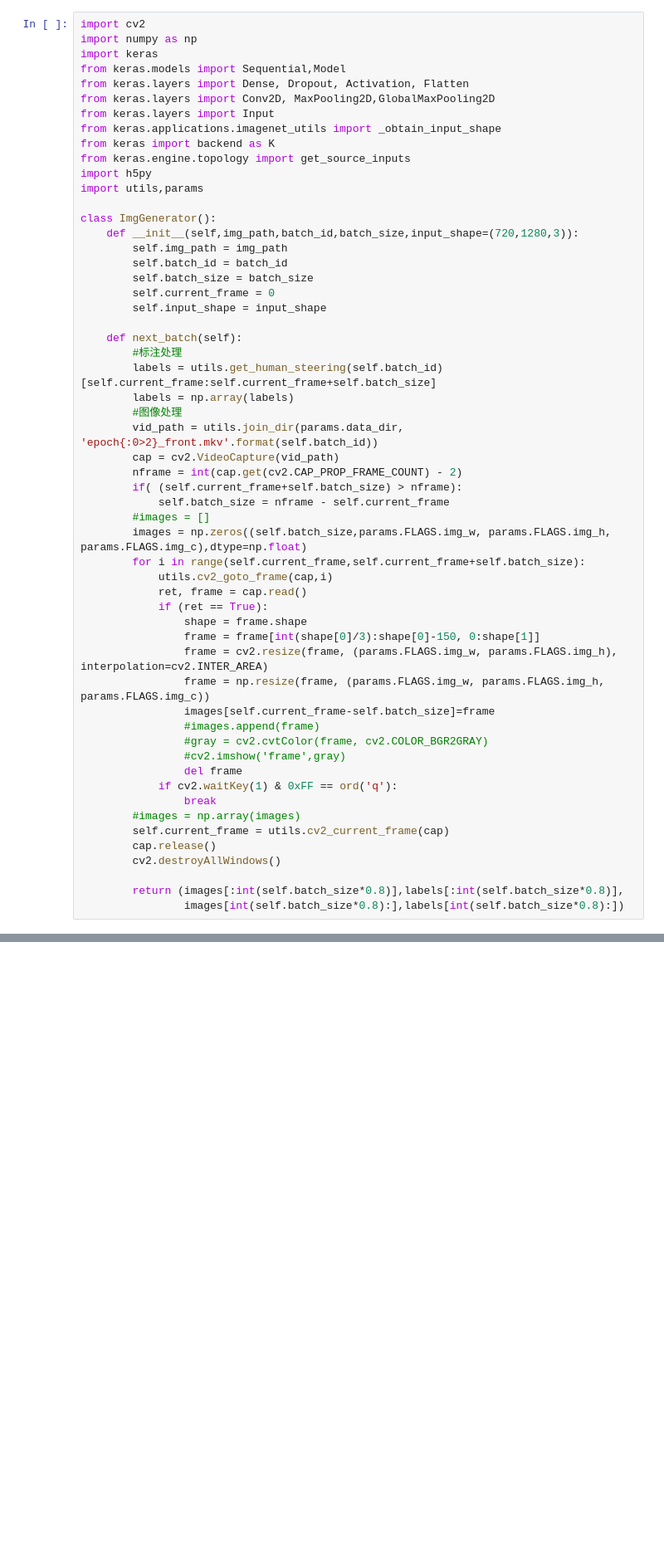
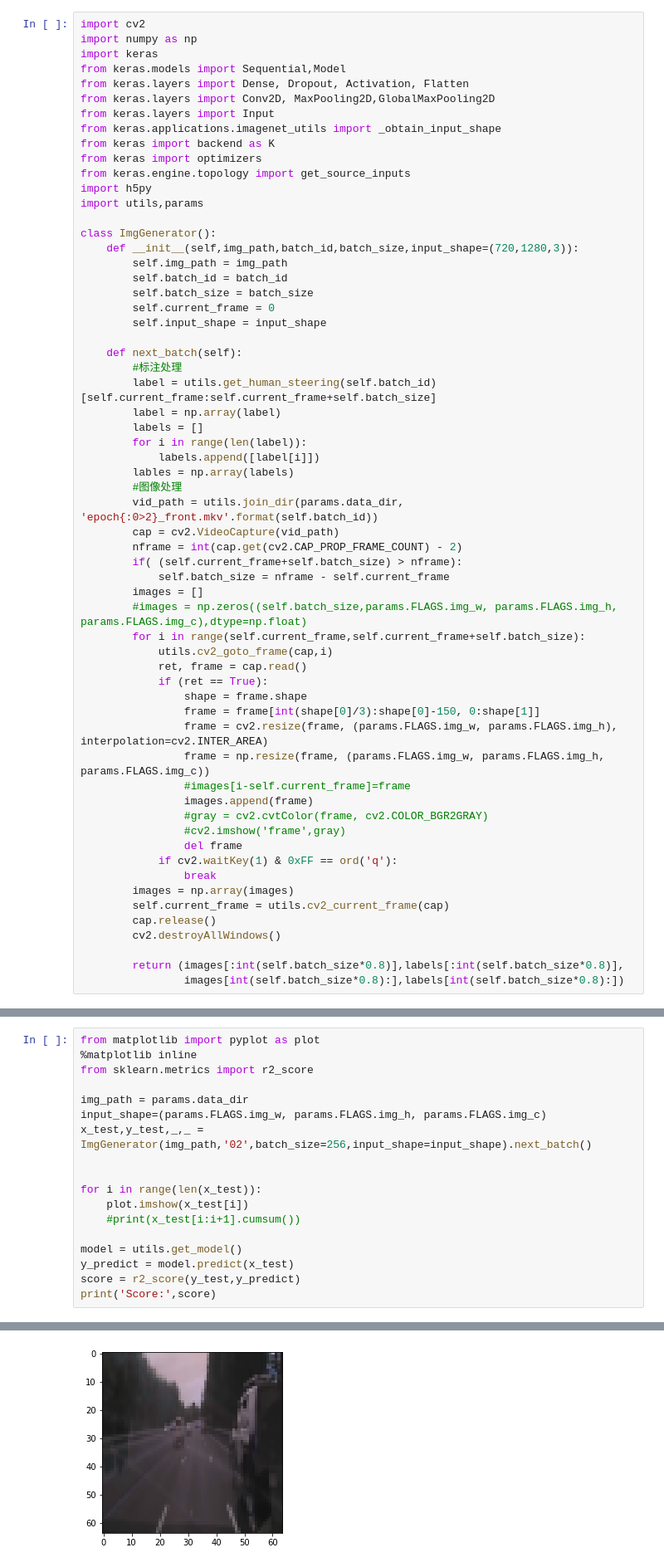
Before and after one commit to meizeidexzh/machinelearning-1, a Jupyter notebook: deep_tesla/deeptesla.ipynb, the cells around one changed output, grey strips where cells are left out. Shown at 83% size. Cells and saved outputs as stored; diff of their text form; blank space fills up the shorter version.

```diff
--- a/deep_tesla/deeptesla.ipynb
+++ b/deep_tesla/deeptesla.ipynb
@@ -8,6 +8,7 @@ from keras.layers import Conv2D, MaxPooling2D,GlobalMaxPooling2D
 from keras.layers import Input
 from keras.applications.imagenet_utils import _obtain_input_shape
 from keras import backend as K
+from keras import optimizers
 from keras.engine.topology import get_source_inputs
 import h5py
 import utils,params
@@ -22,16 +23,20 @@ class ImgGenerator():
 
     def next_batch(self):
         #标注处理
-        labels = utils.get_human_steering(self.batch_id)[self.current_frame:self.current_frame+self.batch_size]
-        labels = np.array(labels)
+        label = utils.get_human_steering(self.batch_id)[self.current_frame:self.current_frame+self.batch_size]
+        label = np.array(label)
+        labels = []
+        for i in range(len(label)):
+            labels.append([label[i]])
+        lables = np.array(labels)
         #图像处理
         vid_path = utils.join_dir(params.data_dir, 'epoch{:0>2}_front.mkv'.format(self.batch_id))
         cap = cv2.VideoCapture(vid_path)
         nframe = int(cap.get(cv2.CAP_PROP_FRAME_COUNT) - 2)
         if( (self.current_frame+self.batch_size) > nframe):
             self.batch_size = nframe - self.current_frame
-        #images = []
-        images = np.zeros((self.batch_size,params.FLAGS.img_w, params.FLAGS.img_h, params.FLAGS.img_c),dtype=np.float)
+        images = []
+        #images = np.zeros((self.batch_size,params.FLAGS.img_w, params.FLAGS.img_h, params.FLAGS.img_c),dtype=np.float)
         for i in range(self.current_frame,self.current_frame+self.batch_size):
             utils.cv2_goto_frame(cap,i)
             ret, frame = cap.read()
@@ -40,14 +45,14 @@ class ImgGenerator():
                 frame = frame[int(shape[0]/3):shape[0]-150, 0:shape[1]]
                 frame = cv2.resize(frame, (params.FLAGS.img_w, params.FLAGS.img_h), interpolation=cv2.INTER_AREA)
                 frame = np.resize(frame, (params.FLAGS.img_w, params.FLAGS.img_h, params.FLAGS.img_c))
-                images[self.current_frame-self.batch_size]=frame
-                #images.append(frame)
+                #images[i-self.current_frame]=frame
+                images.append(frame)
                 #gray = cv2.cvtColor(frame, cv2.COLOR_BGR2GRAY)
                 #cv2.imshow('frame',gray)
                 del frame
             if cv2.waitKey(1) & 0xFF == ord('q'):
                 break
-        #images = np.array(images)
+        images = np.array(images)
         self.current_frame = utils.cv2_current_frame(cap)
         cap.release()
         cv2.destroyAllWindows()
@@ -272,0 +142,19 @@ _________________________________________________________________
+# %%
+from matplotlib import pyplot as plot
+%matplotlib inline
+from sklearn.metrics import r2_score
+
+img_path = params.data_dir
+input_shape=(params.FLAGS.img_w, params.FLAGS.img_h, params.FLAGS.img_c)
+x_test,y_test,_,_ = ImgGenerator(img_path,'02',batch_size=256,input_shape=input_shape).next_batch()
+
+
+for i in range(len(x_test)):
+    plot.imshow(x_test[i])
+    #print(x_test[i:i+1].cumsum())
+
+model = utils.get_model()
+y_predict = model.predict(x_test)
+score = r2_score(y_test,y_predict)
+print('Score:',score)
+# %% [output]
@@ -272,0 +163 @@ _________________________________________________________________
+[figure, added]
```
Also changed, not shown: parts of 7 cells of this notebook.
